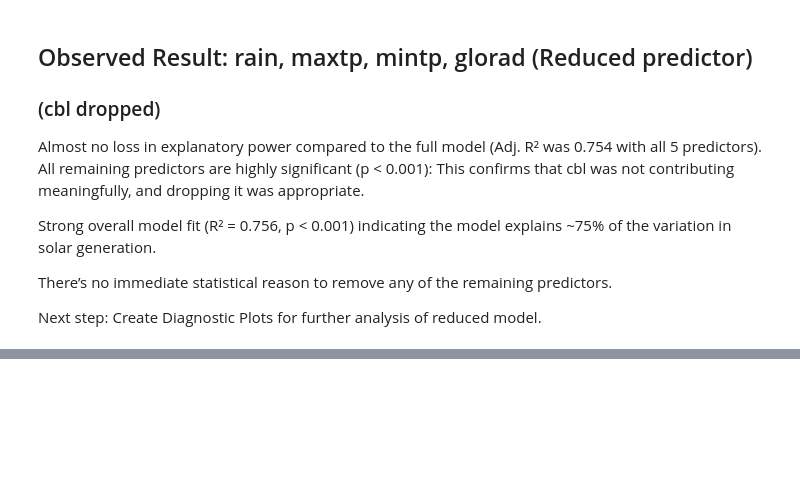
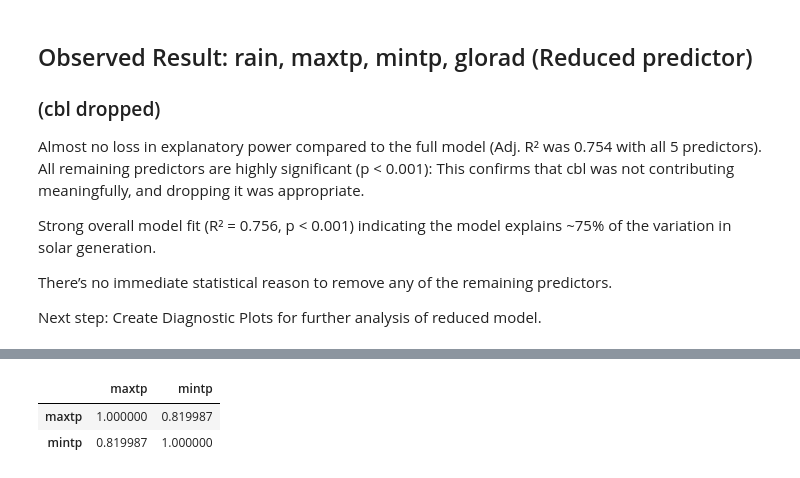
Before and after one commit to MatthieuGlemarec/SolarCast, a Jupyter notebook: Notebooks/02_Exploratory_Data_Analysis.ipynb, the cells around one changed output, grey strips where cells are left out. Cells and saved outputs as stored; diff of their text form; code cells hidden in the pictures; blank space fills up the shorter version.

```diff
--- a/Notebooks/02_Exploratory_Data_Analysis.ipynb
+++ b/Notebooks/02_Exploratory_Data_Analysis.ipynb
@@ -274,0 +384,6 @@ Next step: Create Diagnostic Plots for further analysis of reduced model.
+# %%
+df[['maxtp', 'mintp']].corr()
+# %% [output]
+|  | maxtp | mintp |
+| maxtp | 1.000000 | 0.819987 |
+| mintp | 0.819987 | 1.000000 |
```
Also changed, not shown: parts of 27 cells of this notebook.
